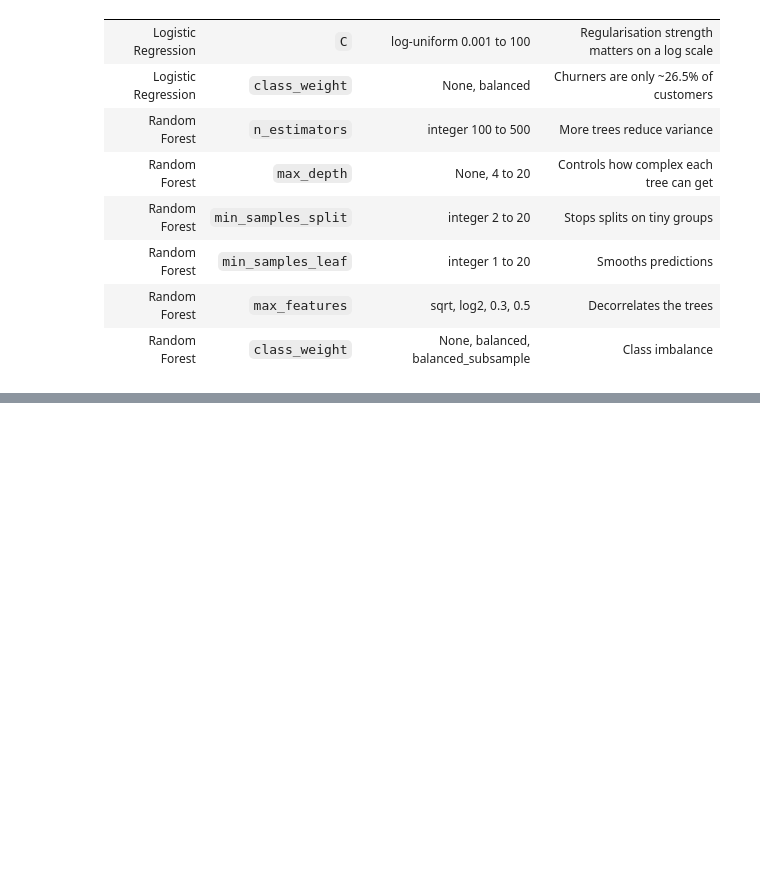
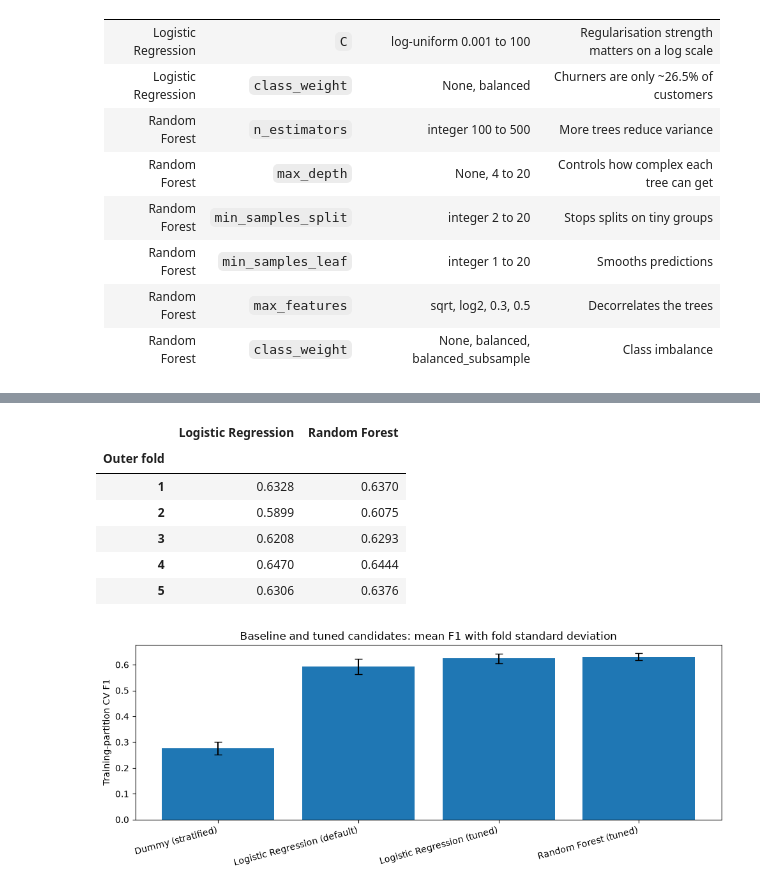
Before and after one commit to ManojLamani/Auto-Tuned-Churn-API, a Jupyter notebook: notebooks/01_dataset_preparation.ipynb, the cells around one changed output, grey strips where cells are left out. Cells and saved outputs as stored; diff of their text form; code cells hidden in the pictures; blank space fills up the shorter version.

Commit message:
Execute notebook and publish complete training outputs

```diff
--- a/notebooks/01_dataset_preparation.ipynb
+++ b/notebooks/01_dataset_preparation.ipynb
@@ -469,0 +536,25 @@ final_pred = (final_proba >= THRESHOLD).astype(int)
+# %%
+nested_runs = [r for r in experiment_log if r["type"] == "nested_cv_random_search"]
+fold_results = pd.DataFrame({r["model"]: r["outer_fold_f1"] for r in nested_runs})
+fold_results.index = np.arange(1, len(fold_results) + 1)
+fold_results.index.name = "Outer fold"
+display(fold_results)
+comparison_runs = [r for r in experiment_log if r["type"] != "final_random_search"]
+labels = [r["model"] + (" (tuned)" if r["type"] != "baseline" else "") for r in comparison_runs]
+plt.figure(figsize=(10, 4))
+plt.bar(labels, [r["cv_f1_mean"] for r in comparison_runs],
+        yerr=[r["cv_f1_std"] for r in comparison_runs], capsize=4)
+plt.ylabel("Training-partition CV F1")
+plt.title("Baseline and tuned candidates: mean F1 with fold standard deviation")
+plt.xticks(rotation=15, ha="right")
+plt.tight_layout()
+plt.show()
+# %% [output]
+|  | Logistic Regression | Random Forest |
+| Outer fold |  |  |
+| 1 | 0.6328 | 0.6370 |
+| 2 | 0.5899 | 0.6075 |
+| 3 | 0.6208 | 0.6293 |
+| 4 | 0.6470 | 0.6444 |
+| 5 | 0.6306 | 0.6376 |
+[figure, added]
```
Also changed, not shown: parts of 19 cells of this notebook, 4 other files.
